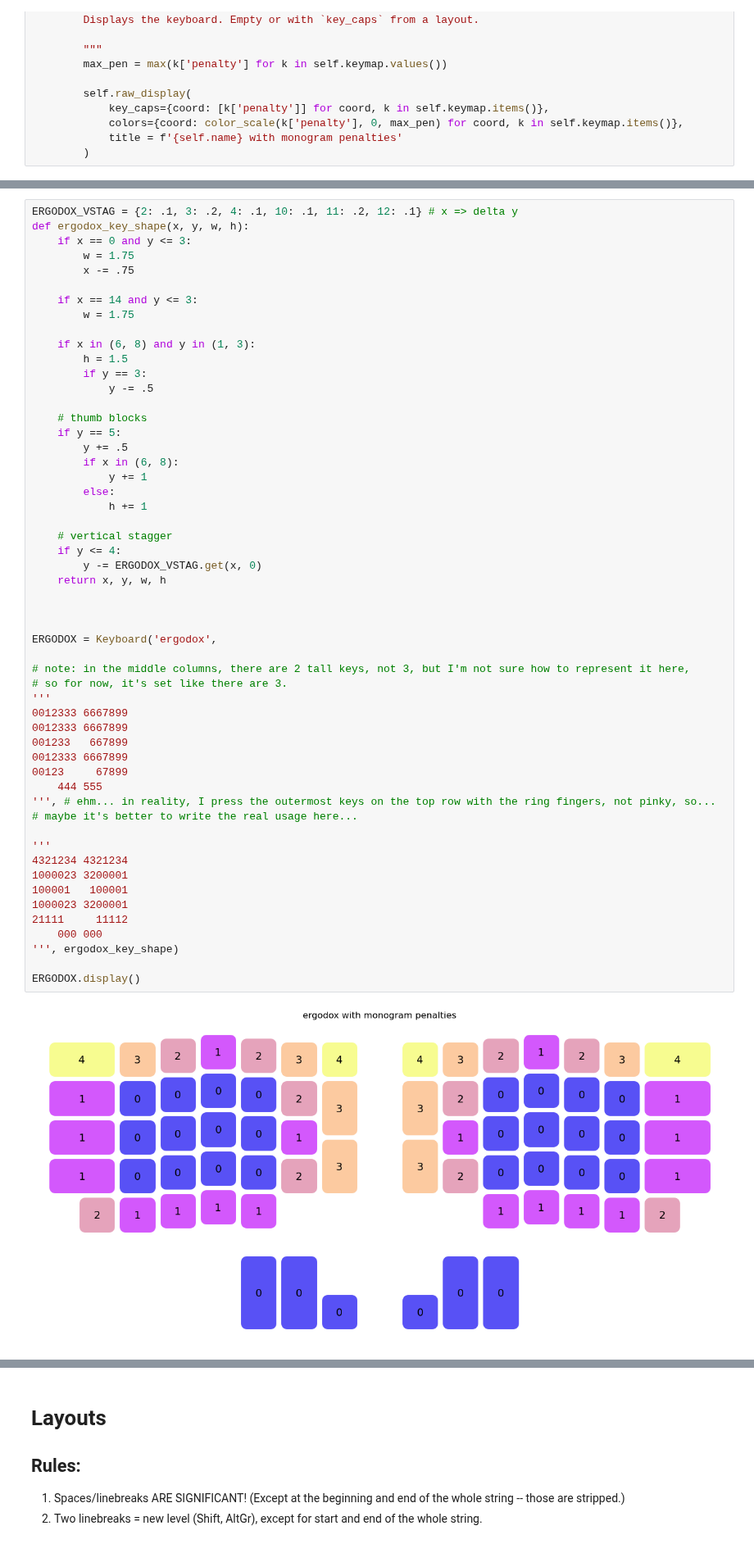
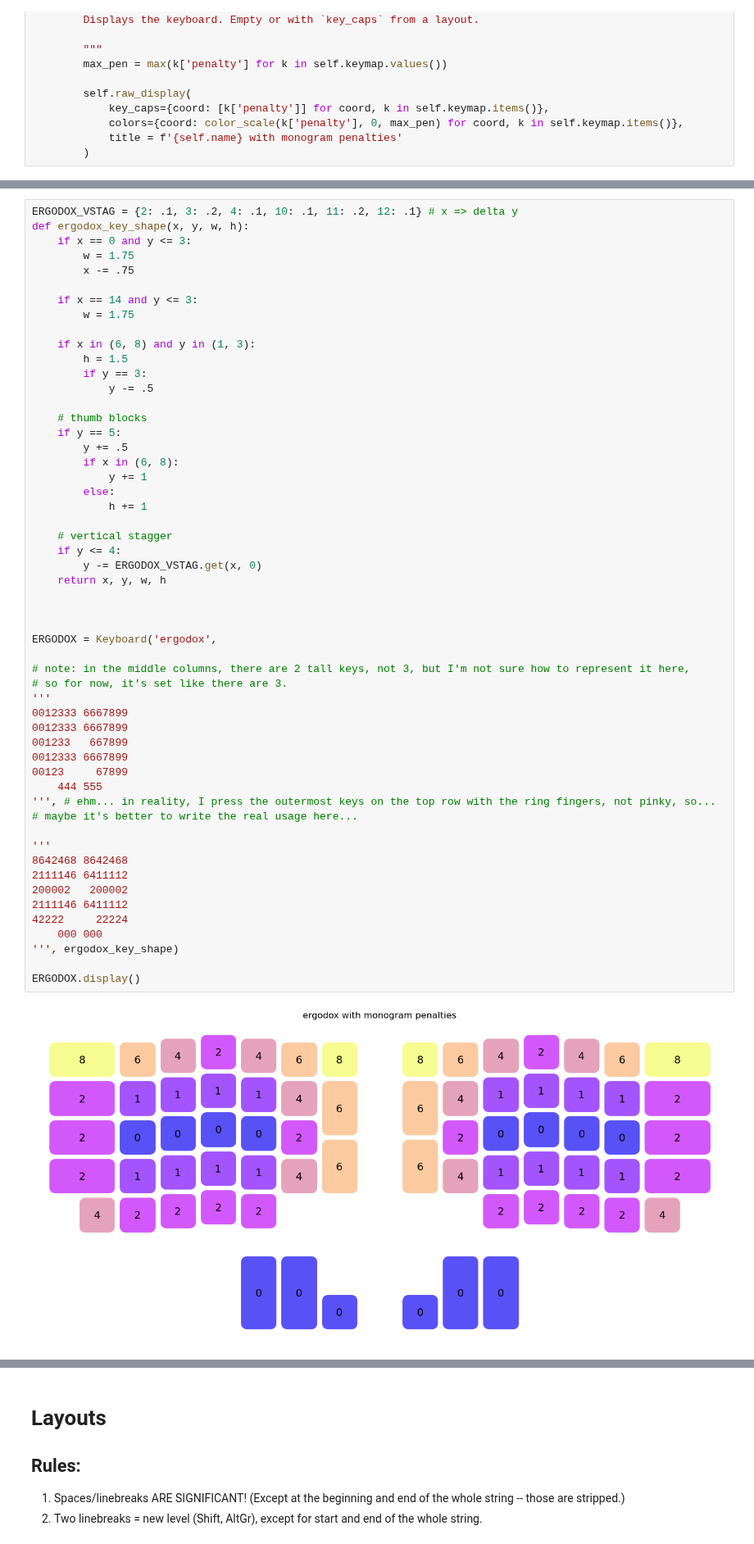
Before and after one commit to culebron/rus-layout-opt, a Jupyter notebook: Russian Optimization.ipynb, the cells around one changed output, grey strips where cells are left out. Shown at 82% size. Cells and saved outputs as stored; diff of their text form.

```diff
--- a/Russian Optimization.ipynb
+++ b/Russian Optimization.ipynb
@@ -517,39 +517,39 @@ def ergodox_key_shape(x, y, w, h):
         else:
             h += 1
 
     # vertical stagger
     if y <= 4:
         y -= ERGODOX_VSTAG.get(x, 0)
     return x, y, w, h
 
 
 
 ERGODOX = Keyboard('ergodox',
 
 # note: in the middle columns, there are 2 tall keys, not 3, but I'm not sure how to represent it here,
 # so for now, it's set like there are 3.
 '''
 0012333 6667899
 0012333 6667899
 001233   667899
 0012333 6667899
 00123     67899
     444 555
 ''', # ehm... in reality, I press the outermost keys on the top row with the ring fingers, not pinky, so...
 # maybe it's better to write the real usage here...
 
 '''
-4321234 4321234
-1000023 3200001
-100001   100001
-1000023 3200001
-21111     11112
+8642468 8642468
+2111146 6411112
+200002   200002
+2111146 6411112
+42222     22224
     000 000
 ''', ergodox_key_shape)
 
 ERGODOX.display()
 # %% [output]
-[figure, old version]
+[figure, new version]
 # %%
 class Layout:
     """Keeps positions of keys on a particular keyboard."""
```
Also changed, not shown: parts of 37 cells of this notebook.
